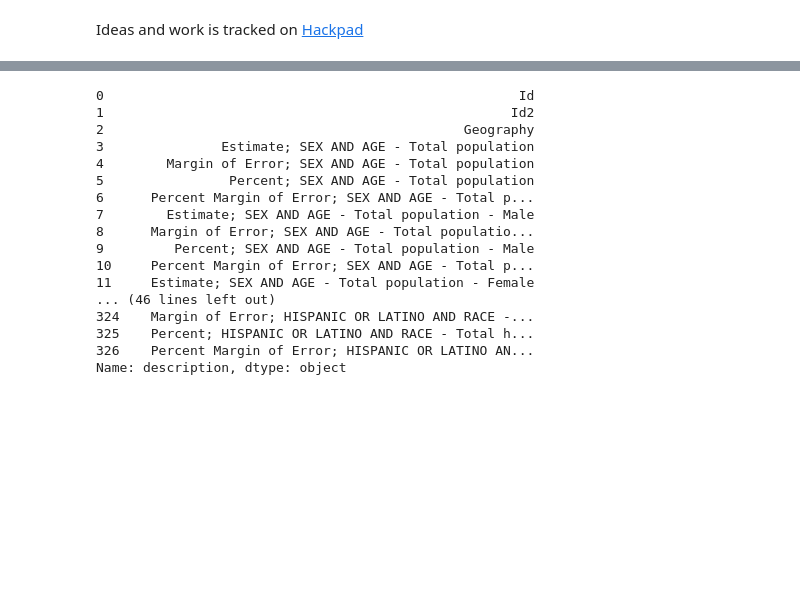
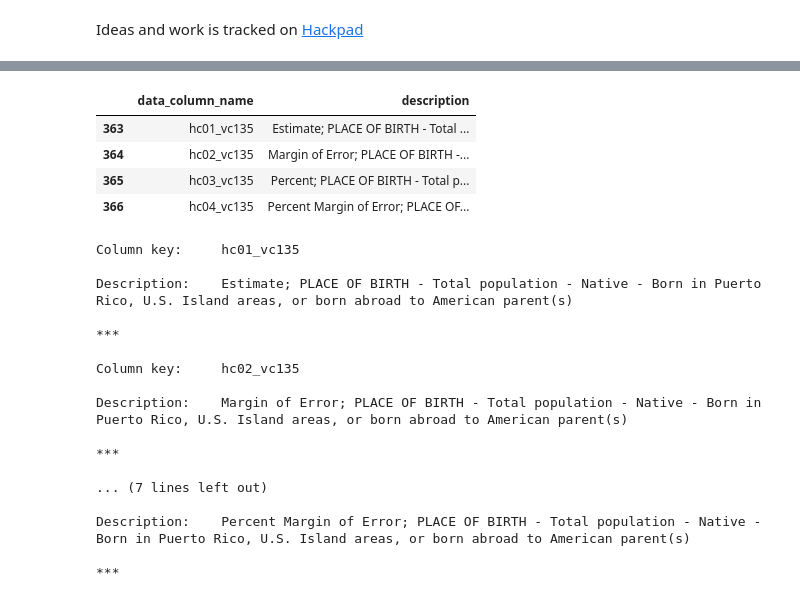
Before and after one commit to DataKind-SF/datadive_201503_sf-health-improvement-partnership, a Jupyter notebook: filter_census_tract_data.ipynb, the cells around one changed output, grey strips where cells are left out. Saved outputs shown, nothing was run; the diff lists cells and outputs as text; code cells hidden in the pictures; blank space fills up the shorter version.

```diff
--- a/filter_census_tract_data.ipynb
+++ b/filter_census_tract_data.ipynb
@@ -197,20 +163,36 @@ value = 'Estimate; HOUSEHOLDS BY TYPE - Total households'
-# %%
-df_meta.description.
-# %% [output]
-0                                                     Id
-1                                                    Id2
-2                                              Geography
-3               Estimate; SEX AND AGE - Total population
-4        Margin of Error; SEX AND AGE - Total population
-5                Percent; SEX AND AGE - Total population
-6      Percent Margin of Error; SEX AND AGE - Total p...
-7        Estimate; SEX AND AGE - Total population - Male
-8      Margin of Error; SEX AND AGE - Total populatio...
-9         Percent; SEX AND AGE - Total population - Male
-10     Percent Margin of Error; SEX AND AGE - Total p...
-11     Estimate; SEX AND AGE - Total population - Female
-... (46 lines left out)
-324    Margin of Error; HISPANIC OR LATINO AND RACE -...
-325    Percent; HISPANIC OR LATINO AND RACE - Total h...
-326    Percent Margin of Error; HISPANIC OR LATINO AN...
-Name: description, dtype: object
+# %%
+# Find columns that have name
+# phrase = 'Percent Margin of Error; SEX AND AGE - Total population - Female'
+phrase = 'Born in Puerto Rico'
+
+df_selected = df_meta[df_meta.description.str.contains(phrase)]
+df_selected
+# %% [output]
+|  | data_column_name | description |
+| 363 | hc01_vc135 | Estimate; PLACE OF BIRTH - Total ... |
+| 364 | hc02_vc135 | Margin of Error; PLACE OF BIRTH -... |
+| 365 | hc03_vc135 | Percent; PLACE OF BIRTH - Total p... |
+| 366 | hc04_vc135 | Percent Margin of Error; PLACE OF... |
+# %%
+# Print the information
+for key, value in df_selected.values:
+    print("""Column key:  \t{}\n\nDescription: \t{}\n\n***
+            """.format(key, value))
+# %% [output]
+Column key:     hc01_vc135
+
+Description:    Estimate; PLACE OF BIRTH - Total population - Native - Born in Puerto Rico, U.S. Island areas, or born abroad to American parent(s)
+
+***
+
+Column key:     hc02_vc135
+
+Description:    Margin of Error; PLACE OF BIRTH - Total population - Native - Born in Puerto Rico, U.S. Island areas, or born abroad to American parent(s)
+
+***
+
+... (7 lines left out)
+
+Description:    Percent Margin of Error; PLACE OF BIRTH - Total population - Native - Born in Puerto Rico, U.S. Island areas, or born abroad to American parent(s)
+
+***
```
Also changed, not shown: parts of 10 cells of this notebook.
